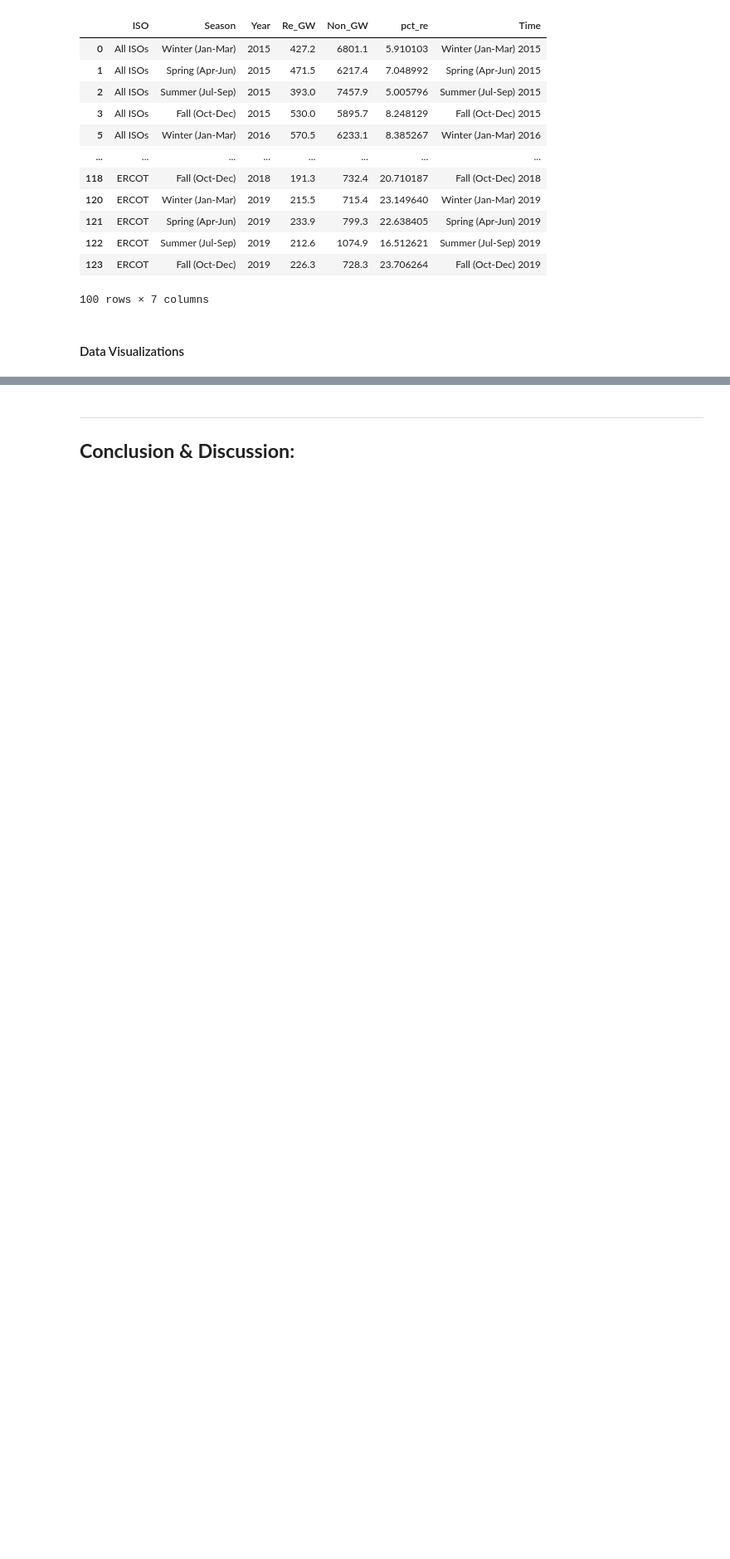
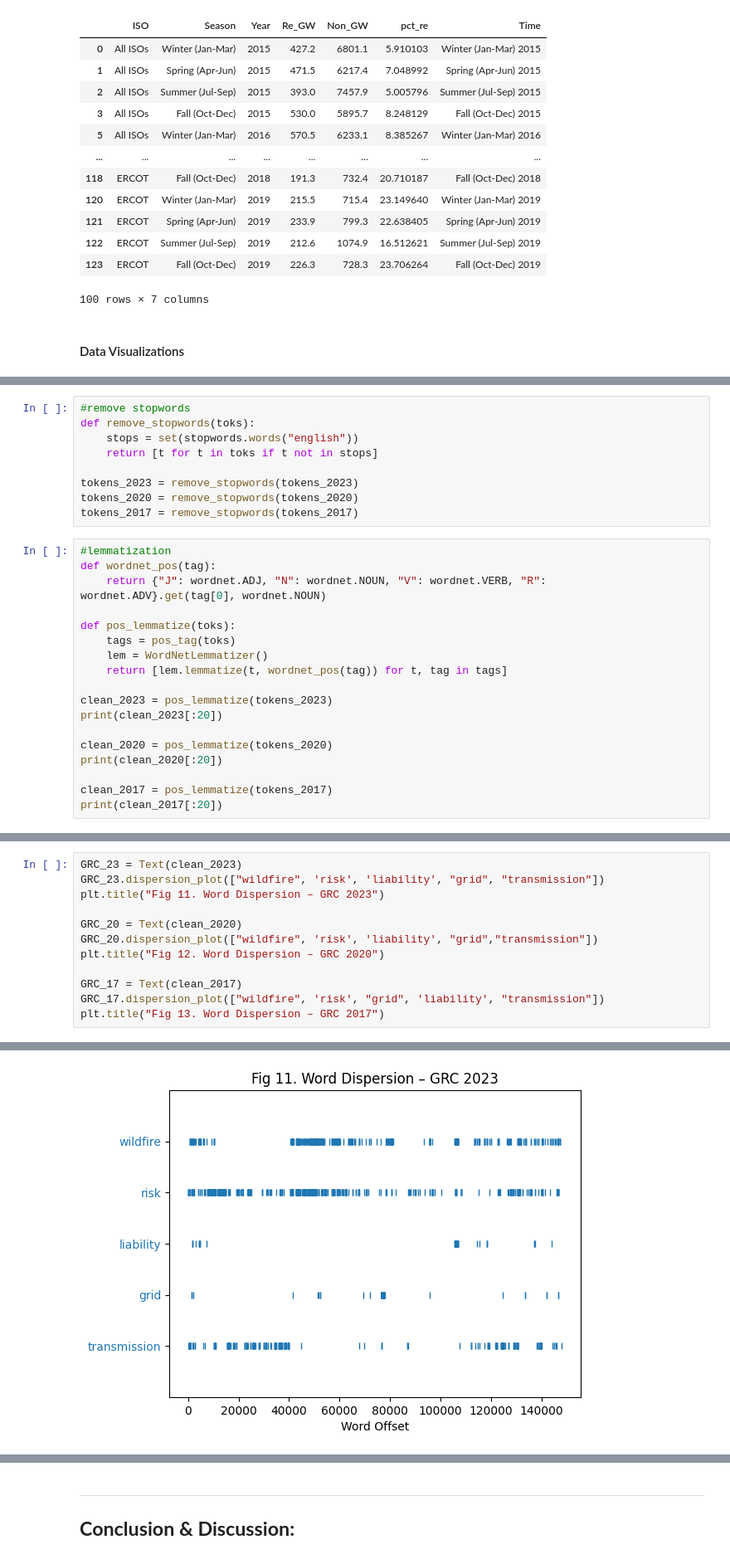
Before and after one commit to ellenwang995/final_project, a Jupyter notebook: USElectricityMarkets.ipynb, the cells around one changed output, grey strips where cells are left out. Shown at 83% size. Cells and saved outputs as stored; diff of their text form; blank space fills up the shorter version.

```diff
--- a/USElectricityMarkets.ipynb
+++ b/USElectricityMarkets.ipynb
@@ -691,0 +862,27 @@ re_fig1.show()
+# %%
+#remove stopwords
+def remove_stopwords(toks):
+    stops = set(stopwords.words("english"))
+    return [t for t in toks if t not in stops]
+
+tokens_2023 = remove_stopwords(tokens_2023)
+tokens_2020 = remove_stopwords(tokens_2020)
+tokens_2017 = remove_stopwords(tokens_2017)
+# %%
+#lemmatization
+def wordnet_pos(tag):
+    return {"J": wordnet.ADJ, "N": wordnet.NOUN, "V": wordnet.VERB, "R": wordnet.ADV}.get(tag[0], wordnet.NOUN)
+
+def pos_lemmatize(toks):
+    tags = pos_tag(toks)
+    lem = WordNetLemmatizer()
+    return [lem.lemmatize(t, wordnet_pos(tag)) for t, tag in tags]
+
+clean_2023 = pos_lemmatize(tokens_2023)
+print(clean_2023[:20])
+
+clean_2020 = pos_lemmatize(tokens_2020)
+print(clean_2020[:20])
+
+clean_2017 = pos_lemmatize(tokens_2017)
+print(clean_2017[:20])
@@ -691,0 +898,13 @@ re_fig1.show()
+# %%
+GRC_23 = Text(clean_2023)
+GRC_23.dispersion_plot(["wildfire", 'risk', 'liability', "grid", "transmission"])
+plt.title("Fig 11. Word Dispersion – GRC 2023")
+
+GRC_20 = Text(clean_2020)
+GRC_20.dispersion_plot(["wildfire", 'risk', 'liability', "grid","transmission"])
+plt.title("Fig 12. Word Dispersion – GRC 2020")
+
+GRC_17 = Text(clean_2017)
+GRC_17.dispersion_plot(["wildfire", 'risk', "grid", 'liability', "transmission"])
+plt.title("Fig 13. Word Dispersion – GRC 2017")
+# %% [output]
@@ -691,0 +912 @@ re_fig1.show()
+[figure, added]
```
Also changed, not shown: parts of 33 cells of this notebook.
